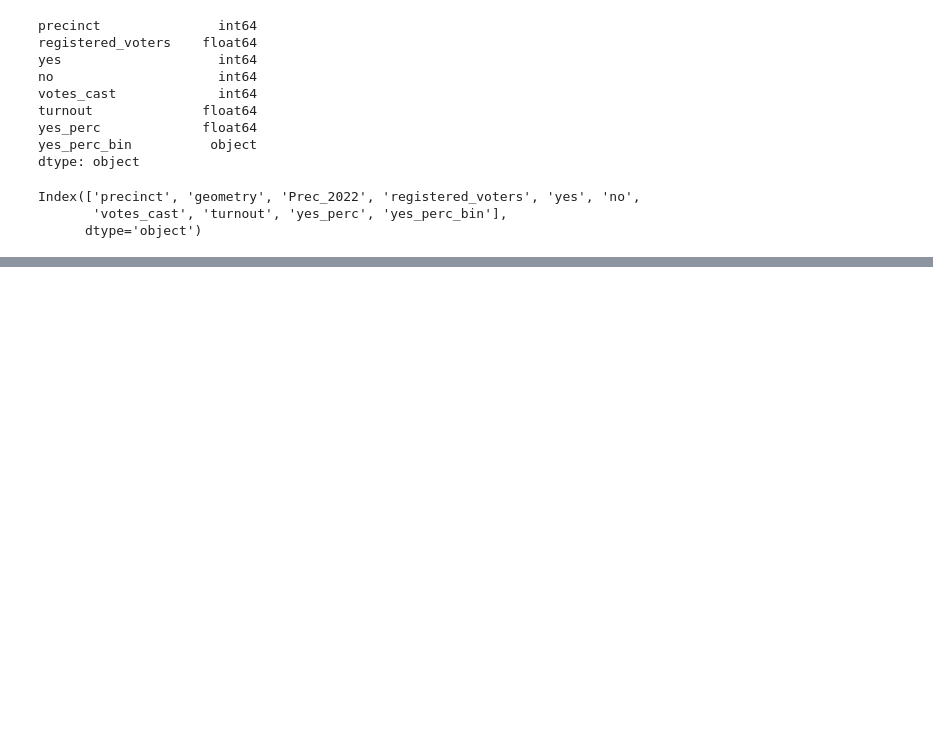
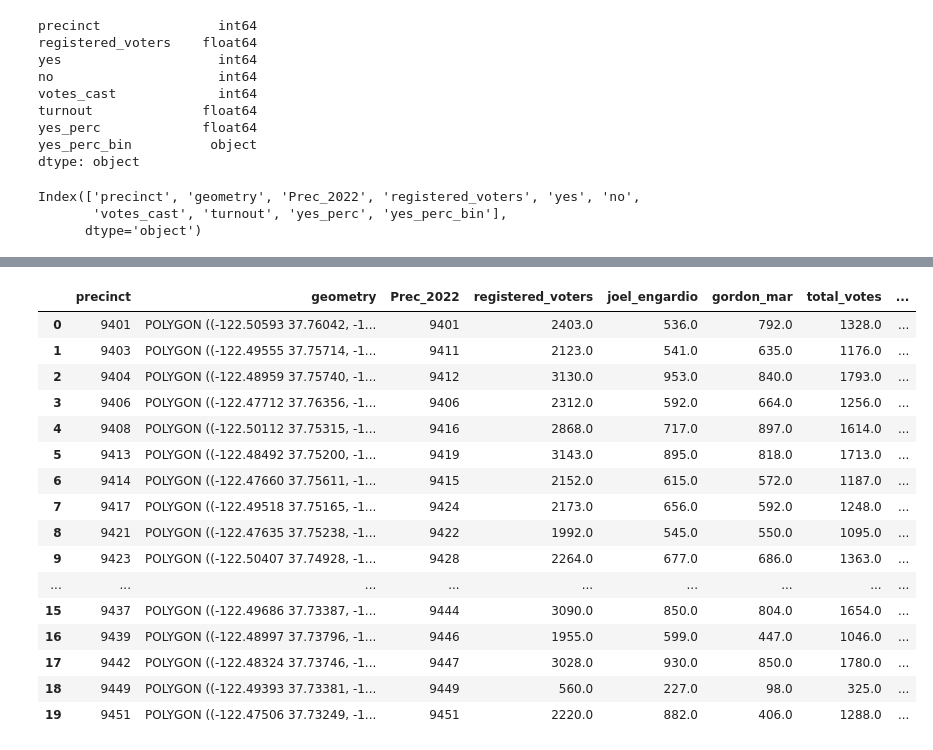
Before and after one commit to MissionLocal/2025-special-election-results, a Jupyter notebook: read_results.ipynb, the cells around one changed output, grey strips where cells are left out. Cells and saved outputs as stored; diff of their text form; code cells hidden in the pictures; blank space fills up the shorter version.

```diff
--- a/read_results.ipynb
+++ b/read_results.ipynb
@@ -224,0 +236,2 @@ dfTurnout
+# %%
+dfd4 = pd.read_excel(BytesIO(response.content), sheet_name='Sheet43', header=3, skipfooter=8)
@@ -224,0 +308,22 @@ dfTurnout
+# %%
+# If a precint matches a key in the groupings dictionary, add up the rows that match the values in the list and create a new row with the key as the precinct
+
+def group_precincts(df, groupings):
+    grouped_data = []
+
+    for key, values in groupings.items():
+        subset = df[df['precinct'].isin(values)]
+        if not subset.empty:
+            aggregated_row = {
+                'precinct': key,
+                'registered_voters': subset['registered_voters'].sum(),
+                'joel_engardio': subset['joel_engardio'].sum(),
+                'gordon_mar': subset['gordon_mar'].sum(),
+                'total_votes': subset['total_votes'].sum()
+            }
+            grouped_data.append(aggregated_row)
+
+    grouped_df = pd.DataFrame(grouped_data)
+    return grouped_df
+
+dfd4_grouped = group_precincts(dfd4, groupings)
@@ -224,0 +350,3 @@ dfTurnout
+# %%
+dfd4_grouped["joel_engardio_p"] = round((dfd4_grouped["joel_engardio"] / dfd4_grouped["total_votes"]) * 100, 1)
+dfd4_grouped["gordon_mar_p"] = round((dfd4_grouped["gordon_mar"] / dfd4_grouped["total_votes"]) * 100, 1)
@@ -224,0 +373,2 @@ dfTurnout
+# %%
+dfd4_grouped['winner'] = dfd4_grouped[['joel_engardio_p', 'gordon_mar_p']].idxmax(axis=1).str.replace('_p', '')
@@ -385,3 +539,29 @@ dfA
 # %%
 dfA = dfA[['precinct','registered_voters','yes','no','votes_cast','turnout','yes_perc','yes_perc_bin','geometry']]
 gdfA = GeoDataFrame(dfA, crs="EPSG:4269", geometry='geometry')
+# %%
+# merge gdf dfd4_grouped
+
+dfd4_grouped['precinct'] = dfd4_grouped['precinct'].astype(str)
+
+gdf4 = gdf.merge(dfd4_grouped, on='precinct')
+
+gdf4
+# %% [output]
+|  | precinct | geometry | Prec_2022 | registered_voters | joel_engardio | gordon_mar | total_votes | ... |
+| 0 | 9401 | POLYGON ((-122.50593 37.76042, -1... | 9401 | 2403.0 | 536.0 | 792.0 | 1328.0 | ... |
+| 1 | 9403 | POLYGON ((-122.49555 37.75714, -1... | 9411 | 2123.0 | 541.0 | 635.0 | 1176.0 | ... |
+| 2 | 9404 | POLYGON ((-122.48959 37.75740, -1... | 9412 | 3130.0 | 953.0 | 840.0 | 1793.0 | ... |
+| 3 | 9406 | POLYGON ((-122.47712 37.76356, -1... | 9406 | 2312.0 | 592.0 | 664.0 | 1256.0 | ... |
+| 4 | 9408 | POLYGON ((-122.50112 37.75315, -1... | 9416 | 2868.0 | 717.0 | 897.0 | 1614.0 | ... |
+| 5 | 9413 | POLYGON ((-122.48492 37.75200, -1... | 9419 | 3143.0 | 895.0 | 818.0 | 1713.0 | ... |
+| 6 | 9414 | POLYGON ((-122.47660 37.75611, -1... | 9415 | 2152.0 | 615.0 | 572.0 | 1187.0 | ... |
+| 7 | 9417 | POLYGON ((-122.49518 37.75165, -1... | 9424 | 2173.0 | 656.0 | 592.0 | 1248.0 | ... |
+| 8 | 9421 | POLYGON ((-122.47635 37.75238, -1... | 9422 | 1992.0 | 545.0 | 550.0 | 1095.0 | ... |
+| 9 | 9423 | POLYGON ((-122.50407 37.74928, -1... | 9428 | 2264.0 | 677.0 | 686.0 | 1363.0 | ... |
+| ... | ... | ... | ... | ... | ... | ... | ... | ... |
+| 15 | 9437 | POLYGON ((-122.49686 37.73387, -1... | 9444 | 3090.0 | 850.0 | 804.0 | 1654.0 | ... |
+| 16 | 9439 | POLYGON ((-122.48997 37.73796, -1... | 9446 | 1955.0 | 599.0 | 447.0 | 1046.0 | ... |
+| 17 | 9442 | POLYGON ((-122.48324 37.73746, -1... | 9447 | 3028.0 | 930.0 | 850.0 | 1780.0 | ... |
+| 18 | 9449 | POLYGON ((-122.49393 37.73381, -1... | 9449 | 560.0 | 227.0 | 98.0 | 325.0 | ... |
+| 19 | 9451 | POLYGON ((-122.47506 37.73249, -1... | 9451 | 2220.0 | 882.0 | 406.0 | 1288.0 | ... |
```
Also changed, not shown: parts of 23 cells of this notebook, 7 other files.
